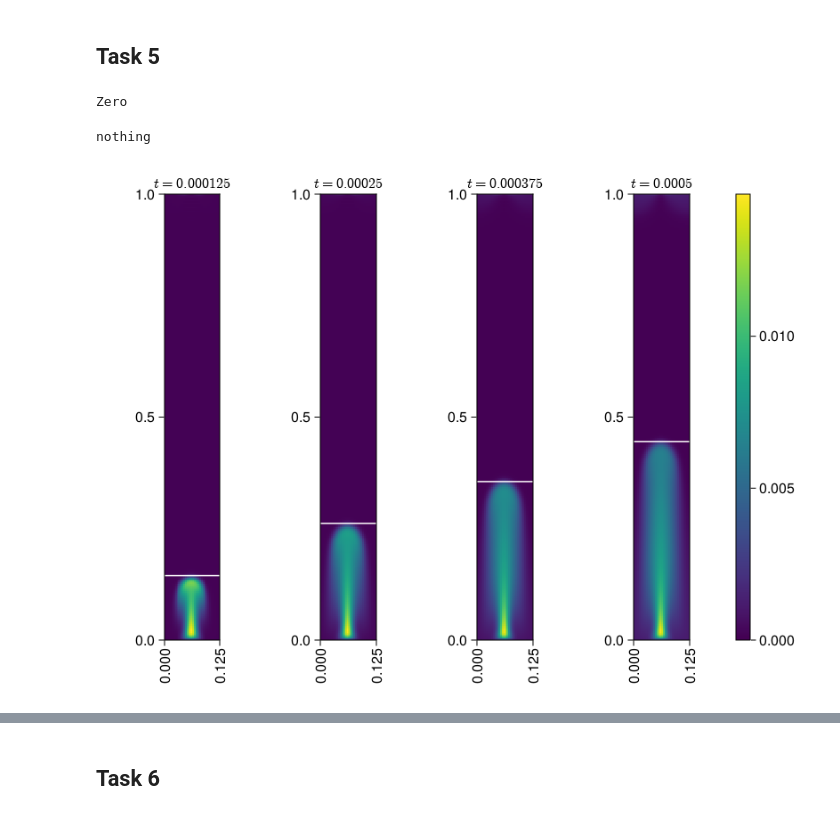
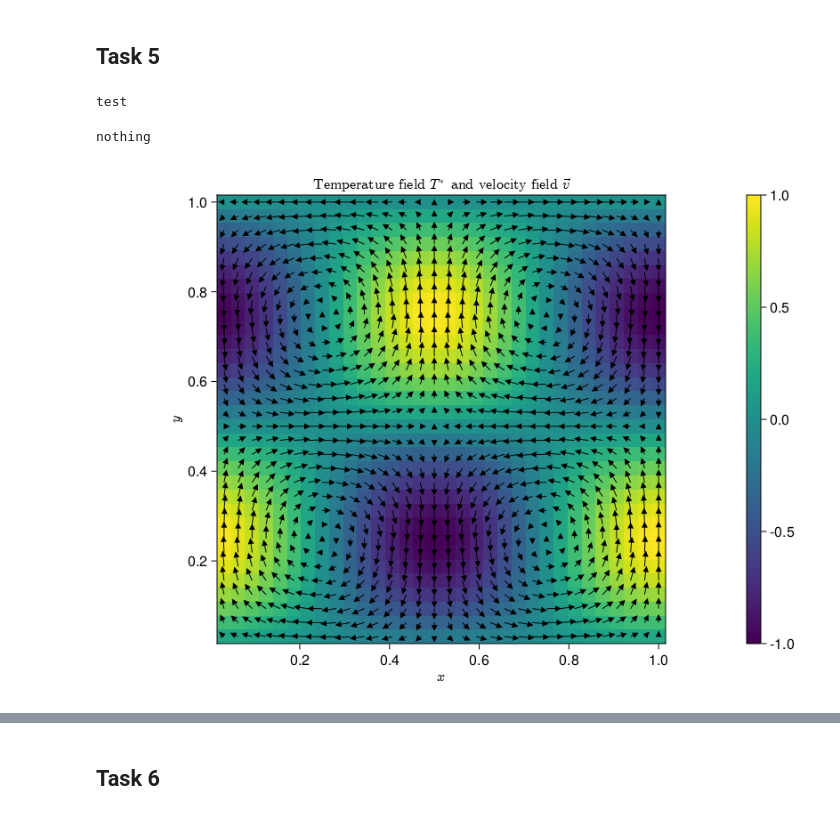
Before and after one commit to l-okko/cfd-klausur, a Jupyter notebook: klausur.ipynb, the cells around one changed output, grey strips where cells are left out. Cells and saved outputs as stored; diff of their text form; code cells hidden in the pictures.

Commit message:
makie plots

```diff
--- a/klausur.ipynb
+++ b/klausur.ipynb
@@ -276,9 +273,30 @@ function test_function(plot_mode,geometry,timestep,steps,Q_mode="test",v_mode="t
 
 
     if plot_mode == "v"
-        plotx = heatmap((0:(Lx/Nx):Lx),(0:(Ly/Ny):Ly),v[1]',title=L"$\vec{v}_y$",xlabel=L"$x$",ylabel=L"$y$",aspect_ratio=:equal,clim = (-5, 5))
-        ploty = heatmap((0:(Lx/Nx):Lx),(0:(Ly/Ny):Ly),v[2]',title=L"$\vec{v}_x$",xlabel=L"$x$",ylabel=L"$y$",aspect_ratio=:equal,clim = (-5, 5))
-        display(plot(ploty,plotx,size=(800,400),link=:all,layout=(1,2),sharey = true, legend=:none))
+        f = Figure()
+        ax_1 = Axis(f[1, 1],
+            title = L"$x$ componet of velocity field $\vec{v}^*$",
+            xlabel = L"x",
+            ylabel = L"y",
+            aspect = 1
+        )
+        ax_2 = Axis(f[1, 2],
+        title = L"$y$ componet of velocity field $\vec{v}^*$",
+        xlabel = L"x",
+        ylabel = L"y",
+        aspect = 1
+    )
+        joint_limits = (-5,5)
+        plotx = CairoMakie.heatmap!(ax_1,(0:(Lx/Nx):Lx),(0:(Ly/Ny):Ly),v[1],colorrange = joint_limits)
+        ploty = CairoMakie.heatmap!(ax_2,(0:(Lx/Nx):Lx),(0:(Ly/Ny):Ly),v[2],colorrange = joint_limits)
+        Colorbar(f[:, 3], colorrange = joint_limits)
+        colsize!(f.layout, 1, Aspect(2, 1))
+        resize_to_layout!(f)
+
+
+        #display(plot(ploty,plotx,size=(800,400),link=:all,layout=(1,2),sharey = true, legend=:none))
+        display(f)
+        save("task4_velocity_field.pdf",f)
     end
 
     if plot_mode == "roc"
@@ -342,21 +360,25 @@ function test_function(plot_mode,geometry,timestep,steps,Q_mode="test",v_mode="t
         xxs = [x for x in xs for y in ys]
         yys = [y for x in xs for y in ys]
 
-        f = Figure()
+        f = Figure(size=(400,400))
         ax = Axis(f[1, 1],
             title = L"Temperature field $T^*$ and velocity field $\vec{v}$",
             xlabel = L"x",
-            ylabel = L"y"
+            ylabel = L"y",
+            aspect = 1
         )
 
 
-        hm = CairoMakie.heatmap!(ax,xs,ys,target_T(Nx,Ny,Lx,Ly))
+        hm = CairoMakie.heatmap!(ax,xs*Lx/Nx,ys*Ly/Ny,target_T(Nx,Ny,Lx,Ly))
         #GRUtils.quiver(x,y,vy,vx)
         #GRUtils.heatmap(target_T(Nx,Ny,Lx,Ly))
         #display(heatmap(real(vy)))
-        sp = CairoMakie.quiver!(ax,xs,ys,vx,vy, lengthscale = 100)
+        sp = CairoMakie.quiver!(ax,xs*Lx/Nx,ys*Ly/Ny,vx,vy, lengthscale = 5)
         Colorbar(f[:, end+1], hm)
+        #rowsize!(f.layout, 1, Aspect(1, 1))
+        resize_to_layout!(f)
         display(f)
+        save("test_velocity_update.pdf",f)
     end
 
     if plot_mode == "task7"
@@ -380,37 +402,44 @@ function test_function(plot_mode,geometry,timestep,steps,Q_mode="test",v_mode="t
             ps = plume_velocity(T_direct,Nx,Ny)
             #CairoMakie.hlines!(ax,ys[ps],color=:white)
         end
             #sp = CairoMakie.quiver!(ax,xs,ys,real(vs[end][1]),real(vs[end][2]), lengthscale = 0.0001)
         Colorbar(f[:, end+1], hm)
         display(f)
         save("task7.pdf",f)
     end
 
 end
 
 Nx = 32
 Ny = 32
 Lx = 1.0
 Ly = 1.0
 
 geometry = ((Nx,Ny),(Lx,Ly))
 timestep = 0.001
 steps = 800
 
 #test_function("final",geometry,0.001,400)
 
 
-Nx = 32
+Nx = 64
 Ny = 8*Nx
 Lx = 1.0/8.0
 Ly = 1.0
 
 geometry = ((Nx,Ny),(Lx,Ly))
-timestep = 1e-7
-steps = 5000
-#test_function("testVelocity",geometry,timestep,steps)
-test_function("task7",geometry,timestep,steps,"gauss","zero",1e9,0.01)
+timestep = 5e-8
+steps = 2500
+test_function("testVelocity",geometry,timestep,steps)
+#test_function("task7",geometry,timestep,steps,"gauss","zero",1e9,0.01)
+
+Nx = 32
+Ny = 32
+Lx = 1.0
+Ly = 1.0
+geometry = ((Nx,Ny),(Lx,Ly))
+#test_function("v",geometry,timestep,steps)
 # %% [output]
-Zero
+test
 nothing
-[figure, old version]
+[figure, new version]
```
Also changed, not shown: parts of 2 cells of this notebook.
